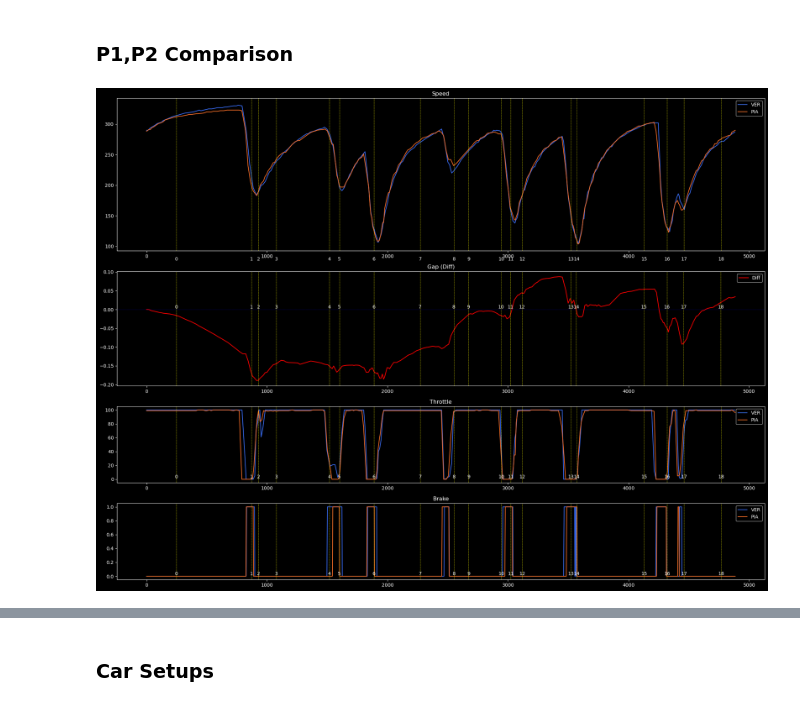
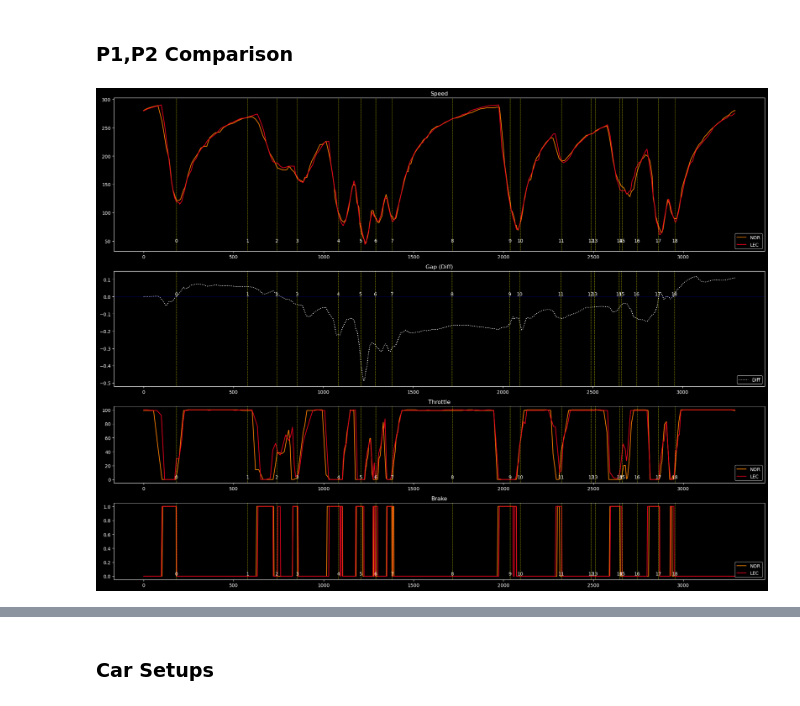
Before and after one commit to Sanket-g-75/F1_Analysis, a Jupyter notebook: code.ipynb, the cells around one changed output, grey strips where cells are left out. Cells and saved outputs as stored; diff of their text form; code cells hidden in the pictures.

Commit message:
2025 Monaco Quali Analysis

```diff
--- a/code.ipynb
+++ b/code.ipynb
@@ -16,6 +20,6 @@ import fastf1.plotting
 # %% [markdown]
 ## Data
 # %%
-session = fastf1.get_session(2025,'Imola','Race')
+session = fastf1.get_session(2025,'Monaco','Q')
 session.load(laps=True, weather=True, telemetry=True)
 # %% [output]
@@ -45,13 +65,16 @@ q1,q2,q3 = session.laps.split_qualifying_sessions()
 q1 = q1.pick_accurate()
 q2 = q2.pick_accurate()
 q3 = q3.pick_accurate()
+# %%
+p1 = 'NOR'
+p2 = 'LEC'
 # %% [markdown]
 ### P1,P2 Comparison
 # %%
-ver = q3.pick_driver('VER').pick_fastest().get_telemetry(frequency=20).add_distance()
-pia = q3.pick_driver('PIA').pick_fastest().get_telemetry(frequency=20).add_distance()
+d_p1 = q3.pick_driver(p1).pick_fastest().get_telemetry(frequency=20).add_distance()
+d_p2 = q3.pick_driver(p2).pick_fastest().get_telemetry(frequency=20).add_distance()
 # %%
-delta_time, ref_tel, compare_tel = utils.delta_time(q3.pick_driver('PIA').pick_fastest(), q3.pick_driver('VER').pick_fastest())
+delta_time, ref_tel, compare_tel = utils.delta_time(q3.pick_driver(p1).pick_fastest(), q3.pick_driver(p2).pick_fastest())
 # %%
 import matplotlib.gridspec as gridspec
 
@@ -61,47 +84,47 @@ gs = gridspec.GridSpec(4, 1, height_ratios=[1, 0.75, 0.5, 0.5])  # Define grid w
 
 # Speed Plot
 ax0 = fig.add_subplot(gs[0])
-ax0.plot(ver['Distance'], ver['Speed'], label='VER', color='#396bf0')
-ax0.plot(pia['Distance'], pia['Speed'], label='PIA', color='#f26c28')
+ax0.plot(d_p1['Distance'], d_p1['Speed'], label=p1, color=fastf1.plotting.get_driver_color(p1,session=session))
+ax0.plot(d_p2['Distance'], d_p2['Speed'], label=p2, color=fastf1.plotting.get_driver_color(p2,session=session))
 for corner_index in range(len(session.get_circuit_info().corners)):
     ax0.axvline(x=session.get_circuit_info().corners['Distance'][corner_index], color='yellow', linestyle='--', linewidth=0.5)
-    ax0.text(session.get_circuit_info().corners['Distance'][corner_index], 75, f'{corner_index}', ha='center', va='bottom')
-ax0.legend()
+    ax0.text(session.get_circuit_info().corners['Distance'][corner_index], session.laps.pick_fastest().get_telemetry().Speed.min(), f'{corner_index}', ha='center', va='bottom')
+ax0.legend(loc='lower right')
 ax0.set_title("Speed")
 
 # Gap (Diff) Plot
 ax1 = fig.add_subplot(gs[1])
-ax1.plot(ref_tel['Distance'],delta_time, label='Diff', color='red')
+ax1.plot(ref_tel['Distance'],delta_time, label='Diff', color='white',linestyle='dotted')
 ax1.axhline(y=0, color='blue', linestyle='dotted', linewidth=0.5)
 for corner_index in range(len(session.get_circuit_info().corners)):
     ax1.axvline(x=session.get_circuit_info().corners['Distance'][corner_index], color='yellow', linestyle='--', linewidth=0.5)
     ax1.text(session.get_circuit_info().corners['Distance'][corner_index], 0, f'{corner_index}', ha='center', va='bottom')
-ax1.legend()
+ax1.legend(loc='lower right')
 ax1.set_title("Gap (Diff)")
 
 # Throttle Plot
 ax2 = fig.add_subplot(gs[2])
-ax2.plot(ver['Distance'], ver['Throttle'], label='VER', color='#396bf0')
-ax2.plot(pia['Distance'], pia['Throttle'], label='PIA', color='#f26c28')
+ax2.plot(d_p1['Distance'], d_p1['Throttle'], label=p1, color=fastf1.plotting.get_driver_color(p1,session=session))
+ax2.plot(d_p2['Distance'], d_p2['Throttle'], label=p2, color=fastf1.plotting.get_driver_color(p2,session=session))
 for corner_index in range(len(session.get_circuit_info().corners)):
     ax2.axvline(x=session.get_circuit_info().corners['Distance'][corner_index], color='yellow', linestyle='--', linewidth=0.5)
     ax2.text(session.get_circuit_info().corners['Distance'][corner_index], 0, f'{corner_index}', ha='center', va='bottom')
-ax2.legend()
+ax2.legend(loc='lower right')
 ax2.set_title("Throttle")
 
 # Brake Plot
 ax3 = fig.add_subplot(gs[3])
-ax3.plot(ver['Distance'], ver['Brake'], label='VER', color='#396bf0')
-ax3.plot(pia['Distance'], pia['Brake'], label='PIA', color='#f26c28')
+ax3.plot(d_p1['Distance'], d_p1['Brake'], label=p1, color=fastf1.plotting.get_driver_color(p1,session=session))
+ax3.plot(d_p2['Distance'], d_p2['Brake'], label=p2, color=fastf1.plotting.get_driver_color(p2,session=session))
 for corner_index in range(len(session.get_circuit_info().corners)):
     ax3.axvline(x=session.get_circuit_info().corners['Distance'][corner_index], color='yellow', linestyle='--', linewidth=0.5)
     ax3.text(session.get_circuit_info().corners['Distance'][corner_index], 0, f'{corner_index}', ha='center', va='bottom')
-ax3.legend()
+ax3.legend(loc='lower right')
 ax3.set_title("Brake")
 
 plt.tight_layout()
-plt.savefig(f'Projects\F1_Analysis\Analysis_Images\{format(session.session_info['StartDate'],'%Y')}_{session.session_info['Meeting']['Location']}_{session.session_info['Type']}_P1P2Comparison')
+plt.savefig(f'{format(session.session_info['StartDate'],'%Y')}_{session.session_info['Meeting']['Location']}_{session.session_info['Type']}_P1P2Comparison')
 
 plt.show()
 # %% [output]
-[figure, old version]
+[figure, new version]
```
Also changed, not shown: parts of 11 cells of this notebook, 2 other files.
